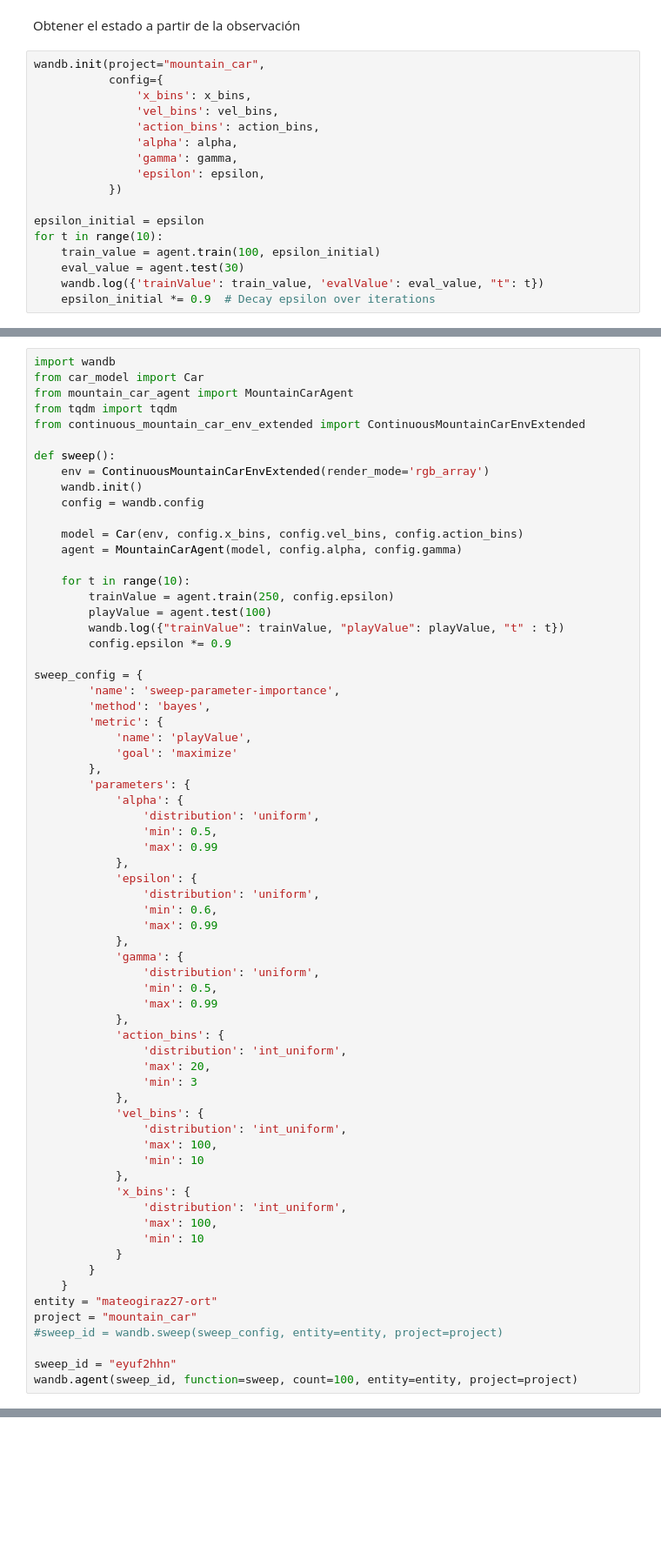
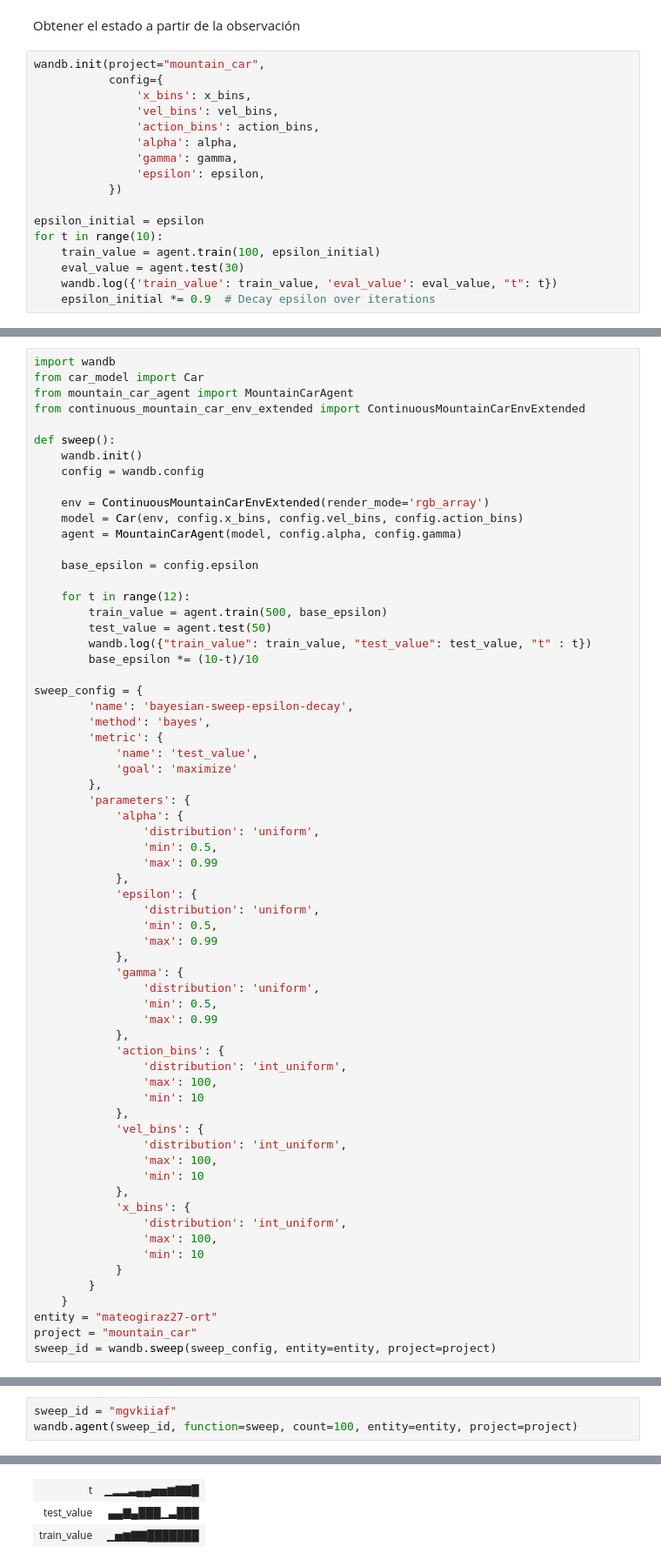
Before and after one commit to MateoGiraz/ai-project, a Jupyter notebook: car-continuous/continuous_mountain_car.ipynb, the cells around one changed output, grey strips where cells are left out. Shown: that part at 87% size. Drawn from its saved outputs; the diff is of its cells as text; blank space fills up the shorter version.

Commit message:
ft: add agent

```diff
--- a/car-continuous/continuous_mountain_car.ipynb
+++ b/car-continuous/continuous_mountain_car.ipynb
@@ -53,6 +53,6 @@ epsilon_initial = epsilon
 for t in range(10):
     train_value = agent.train(100, epsilon_initial)
     eval_value = agent.test(30)
-    wandb.log({'trainValue': train_value, 'evalValue': eval_value, "t": t})
+    wandb.log({'train_value': train_value, 'eval_value': eval_value, "t": t})
     epsilon_initial *= 0.9  # Decay epsilon over iterations
 # %% [output]
@@ -79,28 +67,29 @@ View run at https://wandb.ai/mateogiraz27-ort/mountain_car/runs/lbshyfwr
 import wandb
 from car_model import Car
 from mountain_car_agent import MountainCarAgent
-from tqdm import tqdm
 from continuous_mountain_car_env_extended import ContinuousMountainCarEnvExtended
 
 def sweep():
-    env = ContinuousMountainCarEnvExtended(render_mode='rgb_array')
     wandb.init()
     config = wandb.config
 
+    env = ContinuousMountainCarEnvExtended(render_mode='rgb_array')
     model = Car(env, config.x_bins, config.vel_bins, config.action_bins)
     agent = MountainCarAgent(model, config.alpha, config.gamma)
 
-    for t in range(10):
-        trainValue = agent.train(250, config.epsilon)
-        playValue = agent.test(100)
-        wandb.log({"trainValue": trainValue, "playValue": playValue, "t" : t})
-        config.epsilon *= 0.9
+    base_epsilon = config.epsilon
+
+    for t in range(12):
+        train_value = agent.train(500, base_epsilon)
+        test_value = agent.test(50)
+        wandb.log({"train_value": train_value, "test_value": test_value, "t" : t})
+        base_epsilon *= (10-t)/10
 
 sweep_config = {
-        'name': 'sweep-parameter-importance',
+        'name': 'bayesian-sweep-epsilon-decay',
         'method': 'bayes',
         'metric': {
-            'name': 'playValue',
+            'name': 'test_value',
             'goal': 'maximize'
         },
         'parameters': {
@@ -111,7 +100,7 @@ sweep_config = {
             },
             'epsilon': {
                 'distribution': 'uniform',
-                'min': 0.6,
+                'min': 0.5,
                 'max': 0.99
             },
             'gamma': {
@@ -121,8 +110,8 @@ sweep_config = {
             },
             'action_bins': {
                 'distribution': 'int_uniform',
-                'max': 20,
-                'min': 3
+                'max': 100,
+                'min': 10
             },
             'vel_bins': {
                 'distribution': 'int_uniform',
@@ -138,8 +127,5 @@ sweep_config = {
     }
 entity = "mateogiraz27-ort"
 project = "mountain_car"
-#sweep_id = wandb.sweep(sweep_config, entity=entity, project=project)
-
-sweep_id = "eyuf2hhn"
-wandb.agent(sweep_id, function=sweep, count=100, entity=entity, project=project)
+sweep_id = wandb.sweep(sweep_config, entity=entity, project=project)
 # %% [output]
@@ -162,0 +134,4 @@ wandb: Ctrl + C detected. Stopping sweep.
+# %%
+sweep_id = "mgvkiiaf"
+wandb.agent(sweep_id, function=sweep, count=100, entity=entity, project=project)
+# %% [output]
@@ -162,0 +156,3 @@ wandb: Ctrl + C detected. Stopping sweep.
+| t | ▁▂▂▃▄▄▅▅▆▇▇█ |
+| test_value | ▄▄▇▄███▁▃███ |
+| train_value | ▁▅▆▇▇███████ |
```
Also changed, not shown: parts of 10 cells of this notebook, 3 other files.
